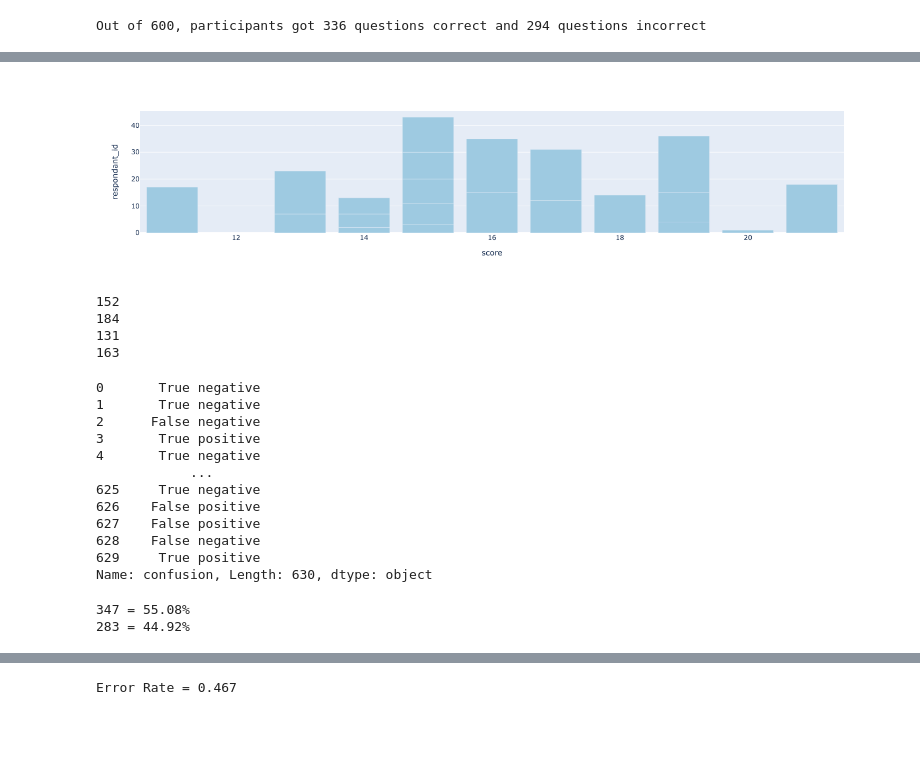
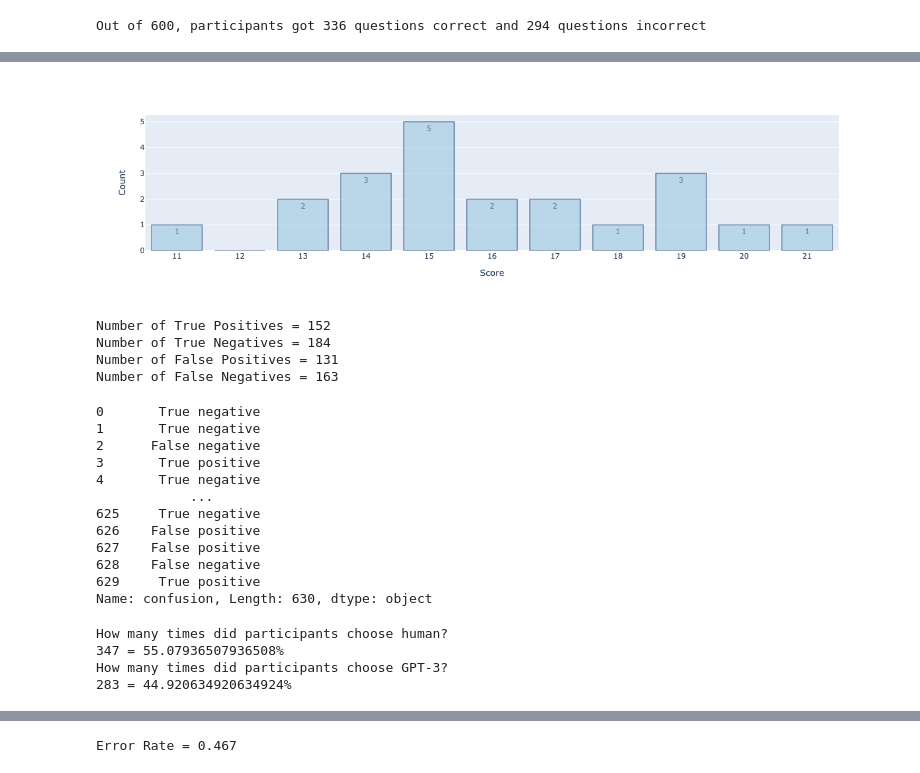
Before and after one commit to GWhiteley/Master-Thesis-Analysis, a Jupyter notebook: analysis.ipynb, the cells around one changed output, grey strips where cells are left out. Cells and saved outputs as stored; diff of their text form; code cells hidden in the pictures; blank space fills up the shorter version.

```diff
--- a/analysis.ipynb
+++ b/analysis.ipynb
@@ -246,5 +235,13 @@ respondant_id
 # %%
-fig = px.bar(respondant_scores, x = 'score', orientation = "v")
-fig.update_traces(marker_color='rgb(158,202,225)')
+# Distribution of score counts
+# Generating Data
+long = {'Score': [11, 13, 13, 14, 14, 14, 15, 15, 15, 15, 15, 16, 16, 17, 17, 18,19, 19, 19, 20, 21]}
+long = pd.DataFrame(data=long)
+short = {'Score': [11, 12, 13, 14, 15, 16, 17, 18, 19, 20, 21], 'Count': [1, 0, 2, 3, 5, 2, 2, 1, 3, 1, 1]}
+short = pd.DataFrame(data=short)
+fig = px.bar(short, x = 'Score', y = 'Count', orientation = 'v',  text_auto='2s')
+fig.update_traces(marker_color='rgb(158,202,225)', marker_line_color='rgb(8,48,107)',
+                  marker_line_width=1.5, opacity=0.6)
+fig.update_xaxes(type='category')
 # %% [output]
-[figure, old version]
+[figure, new version]
@@ -253,30 +248,35 @@ fig.update_traces(marker_color='rgb(158,202,225)')
 # %%
+
+def set_confusion(df: pd.DataFrame):
+    if df['generated_by'] == 'gpt3' and df['response'] == 'gpt3':
+        return 'True positive'
+    if df['generated_by'] == 'human' and df['response'] == 'human':
+        return 'True negative'
+    if df['generated_by'] == 'human' and df['response'] == 'gpt3':
+        return 'False positive'
+    else:
+        return 'False negative'
+
 # confusion matrix
 
-tp = 'generated_by == "gpt3" and response == "gpt3"'
-tn = 'generated_by == "human" and response == "human"'
-tp = 'generated_by == "human" and response == "gpt3"'
-tn = 'generated_by == "gpt3" and response == "human"'
-
 true_positive = q_merged.query('generated_by == "gpt3" and response == "gpt3"').shape[0]
-print(true_positive)
+print(f'Number of True Positives = {true_positive}')
 true_negative = q_merged.query('generated_by == "human" and response == "human"').shape[0]
-print(true_negative)
+print(f'Number of True Negatives = {true_negative}')
 false_positive = q_merged.query('generated_by == "human" and response == "gpt3"').shape[0]
-print(false_positive)
+print(f'Number of False Positives = {false_positive}')
 false_negative = q_merged.query('generated_by == "gpt3" and response == "human"').shape[0]
-print(false_negative)
-
+print(f'Number of False Negatives = {false_negative}')
 
 
 
 q_merged['confusion'] = q_merged.apply(set_confusion, axis=1)
 q_merged['confusion']
 # %% [output]
-152
-184
-131
-163
+Number of True Positives = 152
+Number of True Negatives = 184
+Number of False Positives = 131
+Number of False Negatives = 163
 0       True negative
 1       True negative
 2      False negative
@@ -291,12 +291,17 @@ q_merged['confusion']
 Name: confusion, Length: 630, dtype: object
 # %%
 # How many times did participants choose Human?
+print('How many times did participants choose human?')
+total = 630
 choose_human = q_merged.query('response == "human"').shape[0]
-print(f'{choose_human} = 55.08%')
+print(f'{choose_human} = {choose_human/total * 100}%')
 
 # How many times did participants choose GPT-3?
+print('How many times did participants choose GPT-3?')
 choose_gpt3 = q_merged.query('response == "gpt3"').shape[0]
-print(f'{choose_gpt3} = 44.92%')
+print(f'{choose_gpt3} = {choose_gpt3/total * 100}%')
 # %% [output]
-347 = 55.08%
-283 = 44.92%
+How many times did participants choose human?
+347 = 55.07936507936508%
+How many times did participants choose GPT-3?
+283 = 44.920634920634924%
```
Also changed, not shown: parts of 31 cells of this notebook.
